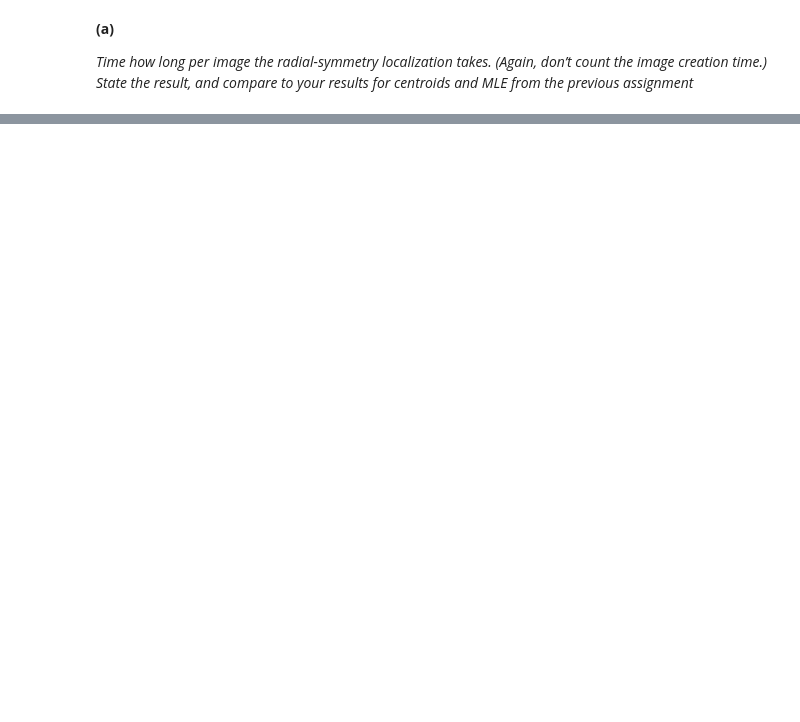
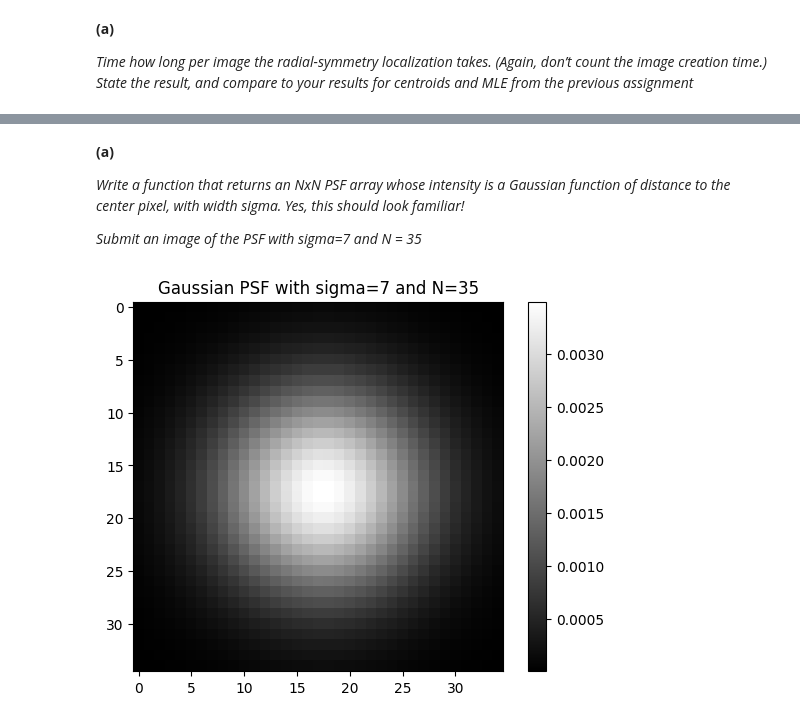
Before and after one commit to apdill/ImageAnalysis, a Jupyter notebook: HW7/HW7_AD.ipynb, the cells around one changed output, grey strips where cells are left out. Cells and saved outputs as stored; diff of their text form; code cells hidden in the pictures; blank space fills up the shorter version.

```diff
--- a/HW7/HW7_AD.ipynb
+++ b/HW7/HW7_AD.ipynb
@@ -287,0 +431,26 @@ plt.legend()
+# %% [markdown]
+**(a)**
+
+*Write  a  function  that  returns  an  NxN  PSF  array  whose  intensity  is  a  Gaussian function  of  distance  to  the  center  pixel,  with  width  sigma.  Yes,  this  should  look  familiar!*
+
+*Submit an image of the PSF with sigma=7 and N = 35*
+# %%
+def gaussian_psf(N, sigma):
+    x = np.linspace(-N // 2, N // 2, N)
+    y = np.linspace(-N // 2, N // 2, N)
+    X, Y = np.meshgrid(x, y)
+    distance = np.sqrt(X**2 + Y**2)
+    psf = np.exp(-(distance**2) / (2 * sigma**2))
+    psf /= psf.sum()
+    return psf
+
+N = 35
+sigma = 7
+
+psf = gaussian_psf(N, sigma)
+plt.imshow(psf, cmap='gray')
+plt.title("Gaussian PSF with sigma=7 and N=35")
+plt.colorbar()
+plt.show()
+# %% [output]
+[figure, added]
```
Also changed, not shown: parts of 31 cells of this notebook, 5 other files.
